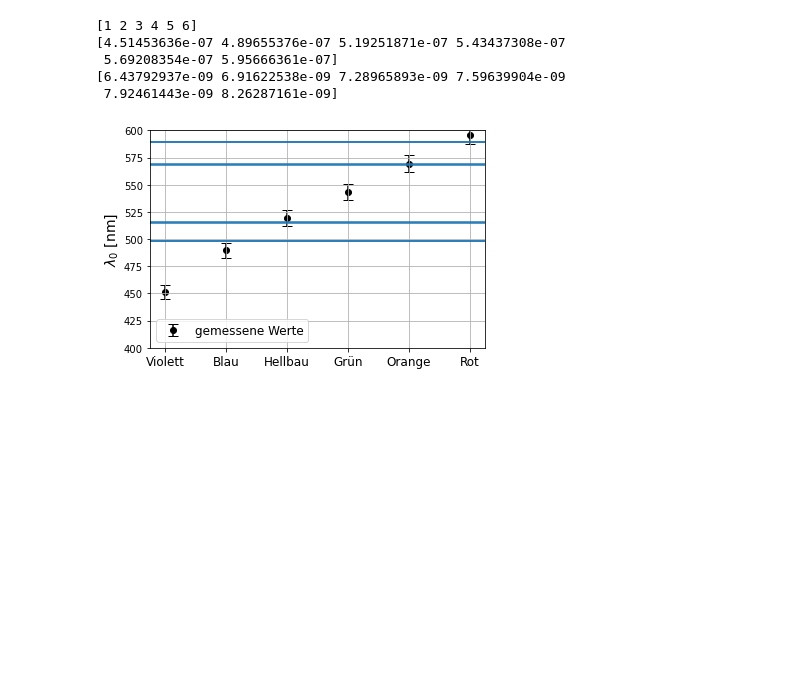
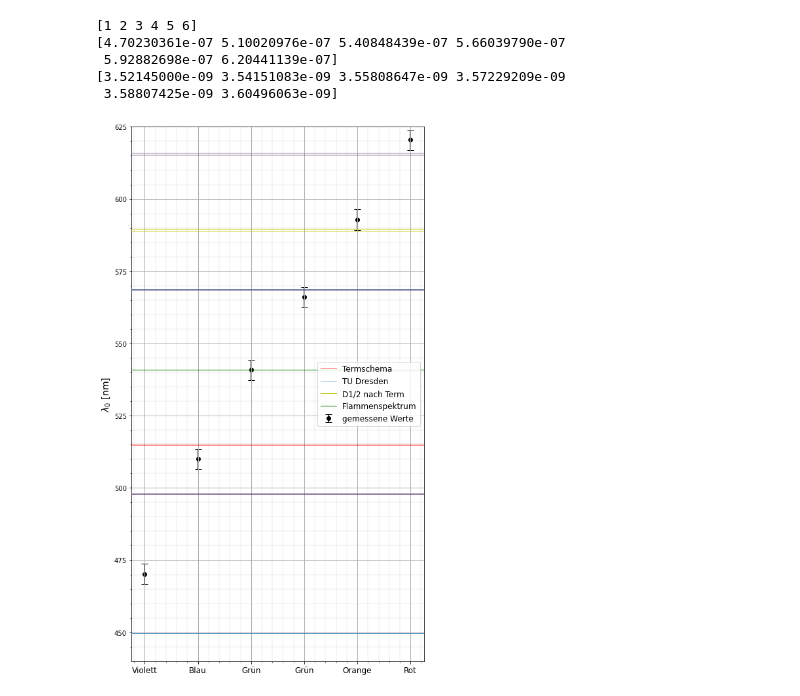
Before and after one commit to Alex-Adam25/python, a Jupyter notebook: Experiment_AS1/plot.ipynb, the cells around one changed output. Cells and saved outputs as stored; diff of their text form; code cells hidden in the pictures; blank space fills up the shorter version.

```diff
--- a/Experiment_AS1/plot.ipynb
+++ b/Experiment_AS1/plot.ipynb
@@ -18,9 +18,6 @@ matplotlib.rc('figure', titlesize=BIGGER_SIZE)  # fontsize of the figure title
 
 
 
-
-
-
 %run ../odr_v2.ipynb
 %run ../arr2table_v3.2.ipynb
 #Theo:
@@ -28,7 +25,7 @@ matplotlib.rc('figure', titlesize=BIGGER_SIZE)  # fontsize of the figure title
 cdt=np.array([441.463,467.8136,479.9914,508.5824,643.84696])*1e-9
 
 #error für grad und min
-m_err=2+5
+m_err=10
 
 #linke ordung
 cdlg=np.array([25,26,26,27,32])
@@ -50,8 +47,15 @@ cd_err=(cdl_err)*np.sqrt(1/2)
 x=np.sin(np.deg2rad(cd))
 x_err=np.cos(np.deg2rad(cd))*np.deg2rad(cd_err)
 print("ODR")
-out=zeichnen(x=x,y=cdt,scientific=[2,2],x_err=x_err,y_err=1e-30,odr=True,beta0=[1e6,0],
-             fx_title="f(x)",x_title="x", m_unit="",b_unit="",label="Bestimmung der Gitterkonstante",xlabel=r"$\sin \alpha $",  ylabel="Theoreitschen $\lambda$")
+out=zeichnen(x=x,y=cdt,scientific=[3,1],x_err=x_err,y_err=1e-30,odr=True,fix=[1,1],beta0=[1e6,10],
+             fx_title=r"$\lambda(\sin(\alpha))$",x_title=r"$\sin(\alpha)$", m_unit="m",b_unit="m",
+             label="Messpunkte ohne Fixierung",xlabel=r"$\sin \alpha $",  ylabel="Theoreitschen $\lambda$",
+             speichername="gitter_nofix")
+
+out=zeichnen(x=x,y=cdt,scientific=[3,0],x_err=x_err,y_err=1e-30,odr=True,fix=[1,0],beta0=[1e6,0],
+             fx_title=r"$\lambda(\sin(\alpha))$",x_title=r"$\sin(\alpha)$", m_unit="m",b_unit="m",
+             label="Messpunkte mit Fixierung",xlabel=r"$\sin \alpha $",  ylabel="Theoreitschen $\lambda$",
+             speichername="gitter_fix")
 d=out.beta[0]
 d_err=out.sd_beta[0]
 dt=1/600000
@@ -177,44 +189,66 @@ n_err=(nl_err)*np.sqrt(1/2)
 nlam=d*np.sin(np.deg2rad(n))
 
 sin_n_err=np.cos(np.deg2rad(n))*np.deg2rad(n_err)
 nlam_err=np.sqrt((d_err*np.sin(np.deg2rad(n)))**2+(d*sin_n_err)**2)
 
 #Vakuum
 nbrechindex=(1+2.9e-4)
 nlam_vac=nlam*nbrechindex
 nlam_vac_err=nbrechindex*nlam_err
 
 
 xn=np.arange(1,len(nlam_vac)+1,1)
 print(xn)
 print(nlam_vac)
 print(nlam_vac_err)
 
 term_dick_sichtbar=np.array([588.9963,589.593,616.073,568.882,568.267])
-term_dunn_sichtbar=np.array([285.283,330.234,285.302,330.204,615.427,
-                             515.365,514.909,498.287,497.861])
+term_dunn_sichtbar=np.array([285.283,330.234,285.302,330.204,615.427,515.365,514.909,498.287,497.861])
+tud=np.array([449.8,568.9,497.9,498.3,568.3,568.8,589.0,589.6,615.4,616.1])
+
+
+
 ntheo=nlam_vac
-fig, ax = plt.subplots(1,1)
+fig, ax = plt.subplots(1,1,figsize=(8,15))
 
 ax.errorbar(xn,nlam_vac*10**9,yerr=nlam_vac_err*10**9,fmt="o" , color="k", label="gemessene Werte",capsize=5,zorder=1)
-#ax.plot(xn,ntheo*10**9,'ro',label="theoretische Werte",alpha=0.5,zorder=2)
+
+
+linewidth=1
 for l in term_dick_sichtbar:
-    ax.axhline(y=l)
+    ax.axhline(y=l,color='r',zorder=3,alpha=0.5,linewidth=linewidth)
 for l in term_dunn_sichtbar:
-    ax.axhline(y=l)
+    ax.axhline(y=l,color='r',zorder=3,alpha=0.5,linewidth=linewidth)
 
-plt.ylim(400,600)
+for l in tud:
+    ax.axhline(y=l,zorder=4,alpha=0.5,linewidth=linewidth)
+
+
+
+ax.axhline(y=term_dick_sichtbar[0],color='r',zorder=3,alpha=0.5,label="Termschema",linewidth=linewidth)
+ax.axhline(y=tud[0],zorder=3,alpha=0.5,label="TU Dresden",linewidth=linewidth)
+ax.axhline(y=588.9963,color='y',zorder=4,alpha=1,label="D1/2 nach Term",linewidth=linewidth)
+ax.axhline(y=589.593,color='y',zorder=4,alpha=1,linewidth=linewidth)
+
+ax.axhline(y=541,color='g',zorder=3,alpha=1,label="Flammenspektrum",linewidth=linewidth)
+
+
+plt.ylim(440,625)
 ax.set_xticks(xn)
-x_ticks_labels = ['Violett','Blau','Hellbau','Grün','Orange','Rot']
+x_ticks_labels = ['Violett','Blau','Grün','Grün','Orange','Rot']
 ax.set_xticklabels(x_ticks_labels, rotation='horizontal', fontsize=12)
 
 plt.ylabel("$\lambda_0$ [nm]")
 plt.legend()
-plt.grid()
+
+plt.grid(b=True, which='major',  linewidth=1)
+plt.grid(b=True, which='minor',  linewidth=0.2)
+plt.minorticks_on()
+plt.savefig("na.pdf",bbox_inches = 'tight')
 # %% [output]
 [1 2 3 4 5 6]
-[4.51453636e-07 4.89655376e-07 5.19251871e-07 5.43437308e-07
- 5.69208354e-07 5.95666361e-07]
-[6.43792937e-09 6.91622538e-09 7.28965893e-09 7.59639904e-09
- 7.92461443e-09 8.26287161e-09]
+[4.70230361e-07 5.10020976e-07 5.40848439e-07 5.66039790e-07
+ 5.92882698e-07 6.20441139e-07]
+[3.52145000e-09 3.54151083e-09 3.55808647e-09 3.57229209e-09
+ 3.58807425e-09 3.60496063e-09]
-[figure, old version]
+[figure, new version]
```
Also changed, not shown: parts of 3 cells of this notebook, 9 other files.
